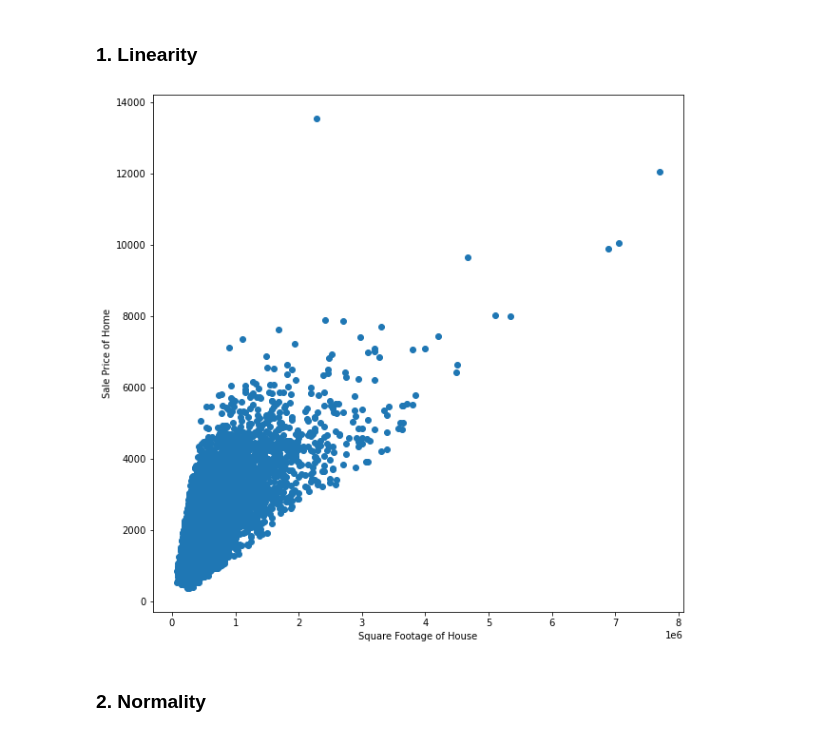
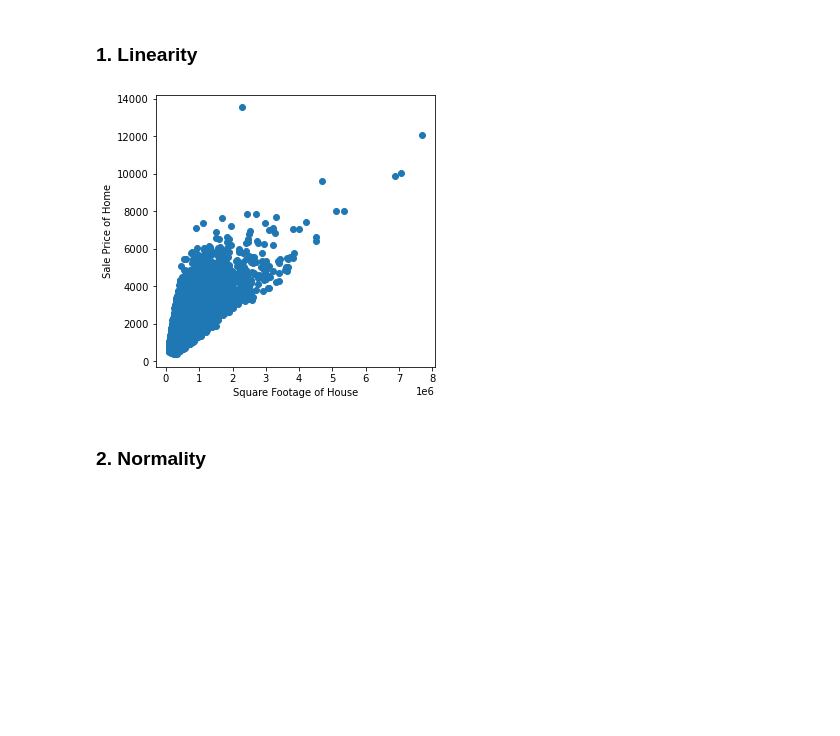
Before and after one commit to aharri123/dsc-phase-2-project-v2-3, a Jupyter notebook: student.ipynb, the cells around one changed output. Saved outputs shown, nothing was run; the diff lists cells and outputs as text; code cells hidden in the pictures; blank space fills up the shorter version.

```diff
--- a/student.ipynb
+++ b/student.ipynb
@@ -213,12 +213,12 @@ dtype: float64
 ### 1. Linearity ###
 # %%
 #Let's plot the relationship between price and sqft_living
-plt.figure(figsize = (10,10))
+plt.figure(figsize = (5,5))
 plt.scatter(df.price, df.sqft_living);
 plt.xlabel("Square Footage of House")
 plt.ylabel("Sale Price of Home");
 # %% [output]
-[figure, old version]
+[figure, new version]
 # %% [markdown]
 ### 2. Normality ###
 # %%
```
Also changed, not shown: parts of 53 cells of this notebook.
